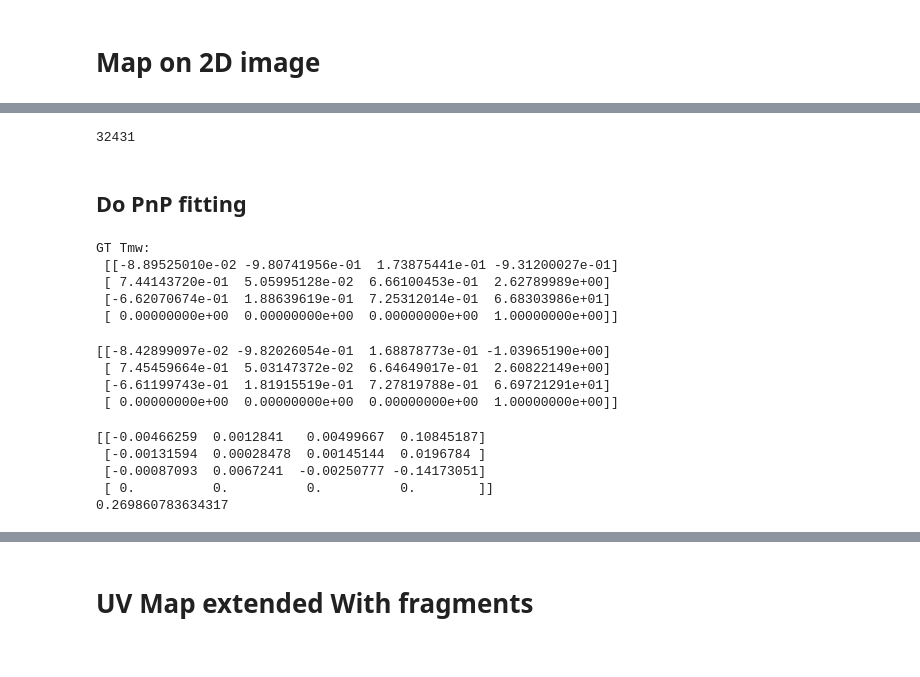
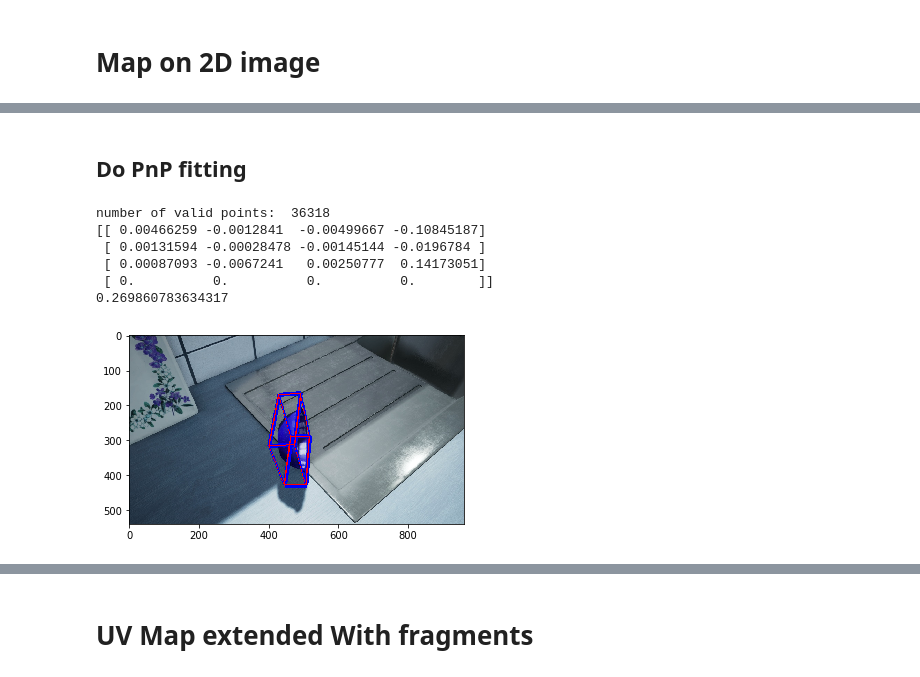
Before and after one commit to ktw361/extended_UV_mapping, a Jupyter notebook: UV Map-Part 3 PnP.ipynb, the cells around one changed output, grey strips where cells are left out. Drawn from its saved outputs; the diff is of its cells as text; code cells hidden in the pictures.

```diff
--- a/UV Map-Part 3 PnP.ipynb
+++ b/UV Map-Part 3 PnP.ipynb
@@ -50,54 +49,2 @@ plt.imshow(_img)
-# %%
-u_map, v_map = uv_map.generate_uv_map(pts, bins=nbins, to_256=True)
-uv2xyz = {}
-for i in range(len(u_map)):
-    key = (u_map[i], v_map[i])
-    uv2xyz[key] = pts[i]
-print(len(uv2xyz))
-# %% [output]
-32431
 # %% [markdown]
 ## Do PnP fitting
-# %%
-left = scene.left
-mask = left.seg
-A = left.intrinsic_matrix[:3, :3]
-M_offset = left.offset_matrix
-Tmw_true = left.Tmw_list[0]
-print("GT Tmw: \n", left.Tmw_list[0])
-# %% [output]
-GT Tmw:
- [[-8.89525010e-02 -9.80741956e-01  1.73875441e-01 -9.31200027e-01]
- [ 7.44143720e-01  5.05995128e-02  6.66100453e-01  2.62789989e+00]
- [-6.62070674e-01  1.88639619e-01  7.25312014e-01  6.68303986e+01]
- [ 0.00000000e+00  0.00000000e+00  0.00000000e+00  1.00000000e+00]]
-# %%
-mask_y, mask_x, _ = np.where(mask == 255)
-pts_ind = np.column_stack([mask_x, mask_y])
-pts_2d = pts_ind.astype(np.float32)
-pts_3d = []
-for i in range(len(pts_2d)):
-    _i, _j = mask_y[i], mask_x[i]
-    key = tuple(_img[_i, _j, :2])
-    if key in uv2xyz:
-        pts_3d.append(uv2xyz[key])
-pts_3d = np.row_stack(pts_3d)
-
-pts_2d = coor_utils.reverse_offset(pts_2d, M_offset).astype(np.float32)
-Tmw_est = cv2_utils.transformation_4x4_EPnP(
-    pts_3d, pts_2d, A)
-print(Tmw_est)
-# %% [output]
-[[-8.42899097e-02 -9.82026054e-01  1.68878773e-01 -1.03965190e+00]
- [ 7.45459664e-01  5.03147372e-02  6.64649017e-01  2.60822149e+00]
- [-6.61199743e-01  1.81915519e-01  7.27819788e-01  6.69721291e+01]
- [ 0.00000000e+00  0.00000000e+00  0.00000000e+00  1.00000000e+00]]
-# %%
-print(Tmw_true - Tmw_est)
-print(np.linalg.norm(Tmw_est - Tmw_true, ord=1))
-# %% [output]
-[[-0.00466259  0.0012841   0.00499667  0.10845187]
- [-0.00131594  0.00028478  0.00145144  0.0196784 ]
- [-0.00087093  0.0067241  -0.00250777 -0.14173051]
- [ 0.          0.          0.          0.        ]]
-0.269860783634317
@@ -105,0 +51,16 @@ print(np.linalg.norm(Tmw_est - Tmw_true, ord=1))
+# %%
+uvm = uv_map.UVMapping(to_256=True, pnp_method='ransac')
+uvm.update_backward_cfg_from_side(scene.left)
+_ = uvm._compute_map_to_xyz(pts)
+
+# Draw cuboid (qualitative analysis)
+img_disp = uvm.fast_estimate_Tmw_and_compare(_img)
+plt.imshow(img_disp); plt.show()
+# %% [output]
+number of valid points:  36318
+[[ 0.00466259 -0.0012841  -0.00499667 -0.10845187]
+ [ 0.00131594 -0.00028478 -0.00145144 -0.0196784 ]
+ [ 0.00087093 -0.0067241   0.00250777  0.14173051]
+ [ 0.          0.          0.          0.        ]]
+0.269860783634317
+[figure, added]
```
Also changed, not shown: parts of 17 cells of this notebook, 2 other files.
